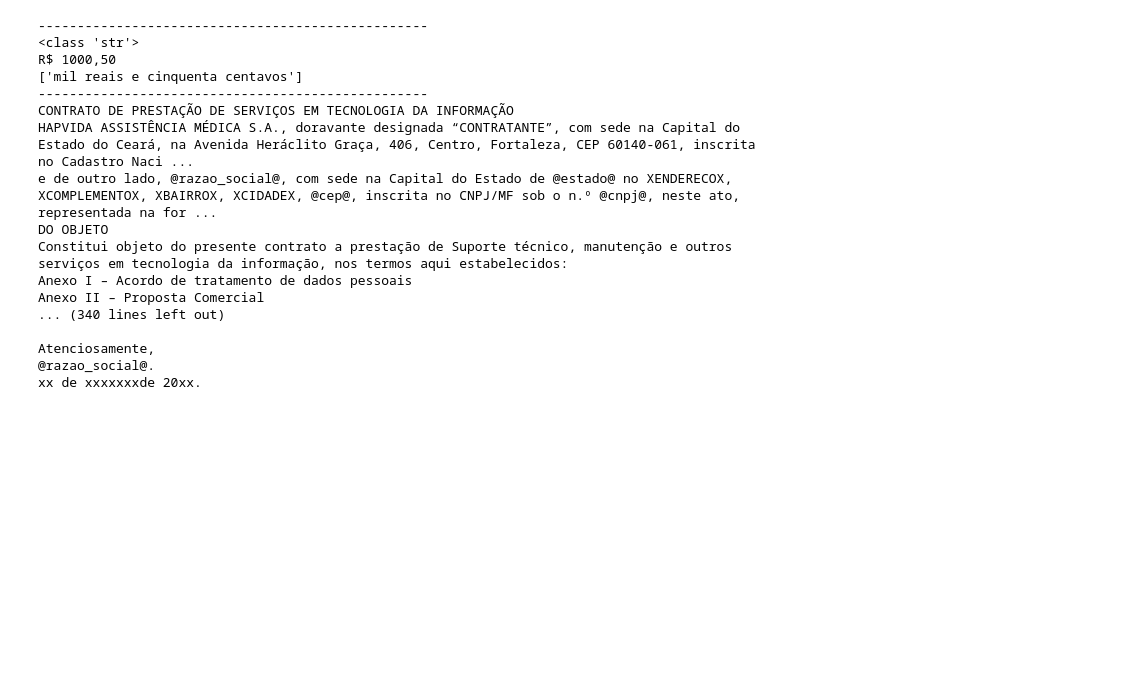
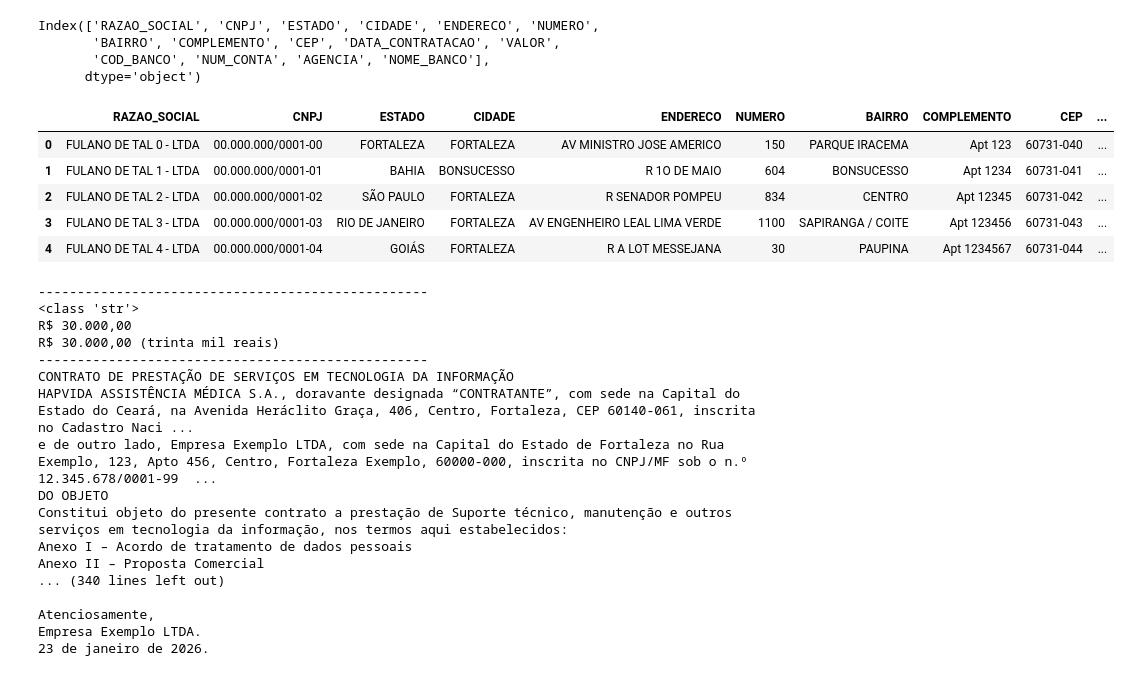
Before and after one commit to Jefferson170713/projeto-automacao-contrato, a Jupyter notebook: scripts/script_contrato_mae_joao.ipynb, the cells around one changed output. Cells and saved outputs as stored; diff of their text form; code cells hidden in the pictures; blank space fills up the shorter version.

Commit message:
Novo modelo do distrato e contrato

```diff
--- a/scripts/script_contrato_mae_joao.ipynb
+++ b/scripts/script_contrato_mae_joao.ipynb
@@ -1,3 +1,21 @@
+# %%
+import pandas as pd
+path = r'../modelo_contrato_csv.csv.csv'
+
+df = pd.read_csv(path, sep=';', encoding='latin1')
+print(df.columns)
+df.head()
+# %% [output]
+Index(['RAZAO_SOCIAL', 'CNPJ', 'ESTADO', 'CIDADE', 'ENDERECO', 'NUMERO',
+       'BAIRRO', 'COMPLEMENTO', 'CEP', 'DATA_CONTRATACAO', 'VALOR',
+       'COD_BANCO', 'NUM_CONTA', 'AGENCIA', 'NOME_BANCO'],
+      dtype='object')
+|  | RAZAO_SOCIAL | CNPJ | ESTADO | CIDADE | ENDERECO | NUMERO | BAIRRO | COMPLEMENTO | CEP | ... |
+| 0 | FULANO DE TAL 0 - LTDA | 00.000.000/0001-00 | FORTALEZA | FORTALEZA | AV MINISTRO JOSE AMERICO | 150 | PARQUE IRACEMA | Apt 123 | 60731-040 | ... |
+| 1 | FULANO DE TAL 1 - LTDA | 00.000.000/0001-01 | BAHIA | BONSUCESSO | R 1O DE MAIO | 604 | BONSUCESSO | Apt 1234 | 60731-041 | ... |
+| 2 | FULANO DE TAL 2 - LTDA | 00.000.000/0001-02 | SÃO PAULO | FORTALEZA | R SENADOR POMPEU | 834 | CENTRO | Apt 12345 | 60731-042 | ... |
+| 3 | FULANO DE TAL 3 - LTDA | 00.000.000/0001-03 | RIO DE JANEIRO | FORTALEZA | AV ENGENHEIRO LEAL LIMA VERDE | 1100 | SAPIRANGA / COITE | Apt 123456 | 60731-043 | ... |
+| 4 | FULANO DE TAL 4 - LTDA | 00.000.000/0001-04 | GOIÁS | FORTALEZA | R A LOT MESSEJANA | 30 | PAUPINA | Apt 1234567 | 60731-044 | ... |
 # %%
 import pandas as pd
 from docx import Document
@@ -26,39 +44,43 @@ def value_money(valor):
     return valor_formatado
 
 def value_descrition(serie):
+    valor_serie = serie
     valores_float = [float(v.replace("R$ ", "").replace(".", "").replace(",", ".")) for v in serie]
     serie = [num2words(v, lang='pt_BR', to='currency') for v in valores_float]
-    return serie
+    return '{valor_serie} ({valor_extenso})'.format(valor_serie=valor_serie[0], valor_extenso=serie[0])
 
 path = r'../Arquivos/MP_CONTRATO_TI _JUR_01.2026 RDSP JOAO CAMPOS.docx'
 
 document = Document(path)
 
 dict_modification = {
-    '@razao_social@': 'Empresa Exemplo LTDA',
-    '@cnpj@': '12.345.678/0001-99 exemplo',
-    '@estado@': 'Fortaleza',
-    'XENDERECOX': 'Rua Exemplo, 123',
-    'XCOMPLEMENTOX': 'Apto 456',
-    'XCIDADEX': 'Fortaleza Exemplo',
-    'XBAIRROX': 'Centro',
-    '@cep@': '60000-000',
-    'XDATA_DE_CONTRATACAOX': '23/01/2026',
-    'XVALOR_POR_EXTENSOX': 'R$ 1000,50',
+    '@razao_social@': 'Empresa Exemplo LTDA', # ok
+    '@cnpj@': '12.345.678/0001-99 exemplo', # ok
+    '@estado@': 'Fortaleza', # ok
+    'XENDERECOX': 'Rua Exemplo, 123', # ok
+    'XCOMPLEMENTOX': 'Apto 456', # ok
+    'XCIDADEX': 'Fortaleza Exemplo', # ok
+    'XBAIRROX': 'Centro',  # ok
+    '@cep@': '60000-000', # ok
+    'XDATA_DE_CONTRATACAOX': '23/01/2026', # ok
+    'XVALOR_POR_EXTENSOX': 'R$ 30.000,00', # ok
+    'XCOD_BANCO@' : '001', # ok
+    'XNUM_CONTAX' : '1234567890', # ok
+    'XAGENCIAX' : '1234-5', # ok
+    'XNOME_BANCOX' : 'Banco Exemplo', # ok
 }
 
 dict_modification['XDATA_DE_CONTRATACAOX'] = data_por_extenso(dict_modification['XDATA_DE_CONTRATACAOX'])
 
-
-print(50*'-')
-valor = dict_modification['XVALOR_POR_EXTENSOX'] #.replace("R$ ", "").replace(".", "").replace(",", ".")
+print(50*"-")
+valor = dict_modification['XVALOR_POR_EXTENSOX']
 print(type(valor))
 print(valor)
 valor_extenso = value_descrition([valor])
 print(valor_extenso)
-print(50*'-')
+print(50*"-")
 
-
+dict_modification['XVALOR_POR_EXTENSOX'] = value_descrition([dict_modification['XVALOR_POR_EXTENSOX']])
 
 list_modification = []
 
@@ -71,20 +93,20 @@ for para in doc.paragraphs:
                 run.text = run.text.replace(key, value)
                 lista_de_substituicao = f"Substituído '{key}' por '{value}'"
                 list_modification.append(lista_de_substituicao)
-#     print(para.text)
+    print(para.text)
 
 # mostrando os parágrafos do documento
-for para in document.paragraphs:
-    print(para.text)
+# for para in document.paragraphs:
+#     print(para.text)
 # %% [output]
 --------------------------------------------------
 <class 'str'>
-R$ 1000,50
-['mil reais e cinquenta centavos']
+R$ 30.000,00
+R$ 30.000,00 (trinta mil reais)
 --------------------------------------------------
 CONTRATO DE PRESTAÇÃO DE SERVIÇOS EM TECNOLOGIA DA INFORMAÇÃO
 HAPVIDA ASSISTÊNCIA MÉDICA S.A., doravante designada “CONTRATANTE”, com sede na Capital do Estado do Ceará, na Avenida Heráclito Graça, 406, Centro, Fortaleza, CEP 60140-061, inscrita no Cadastro Naci ...
-e de outro lado, @razao_social@, com sede na Capital do Estado de @estado@ no XENDERECOX, XCOMPLEMENTOX, XBAIRROX, XCIDADEX, @cep@, inscrita no CNPJ/MF sob o n.º @cnpj@, neste ato, representada na for ...
+e de outro lado, Empresa Exemplo LTDA, com sede na Capital do Estado de Fortaleza no Rua Exemplo, 123, Apto 456, Centro, Fortaleza Exemplo, 60000-000, inscrita no CNPJ/MF sob o n.º 12.345.678/0001-99  ...
 DO OBJETO
 Constitui objeto do presente contrato a prestação de Suporte técnico, manutenção e outros serviços em tecnologia da informação, nos termos aqui estabelecidos:
 Anexo I – Acordo de tratamento de dados pessoais
@@ -92,6 +114,6 @@ Anexo II – Proposta Comercial
 ... (340 lines left out)
 
 Atenciosamente,
-@razao_social@.
-xx de xxxxxxxde 20xx.
+Empresa Exemplo LTDA.
+23 de janeiro de 2026.
 # %%
```
Also changed, not shown: parts of 1 cell of this notebook, 3 other files.
